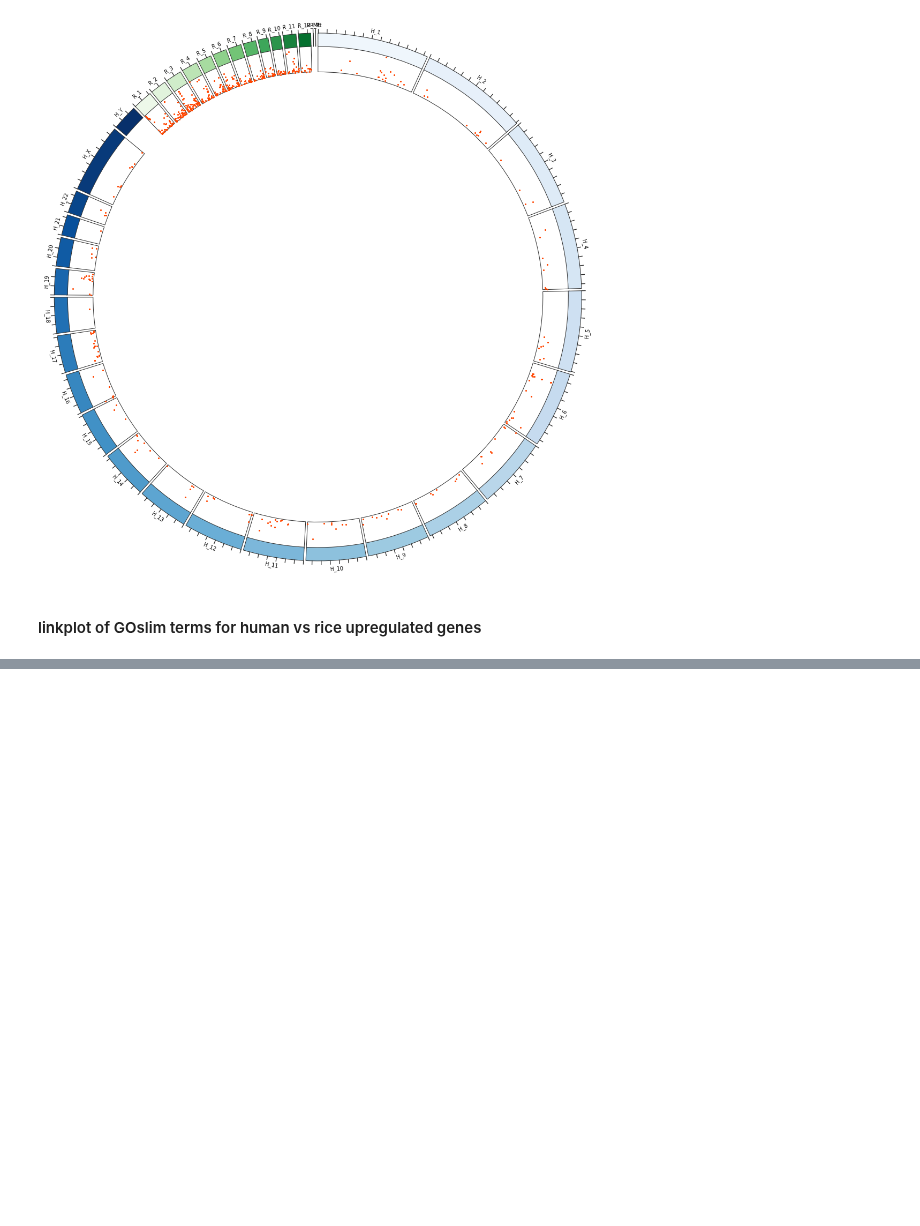
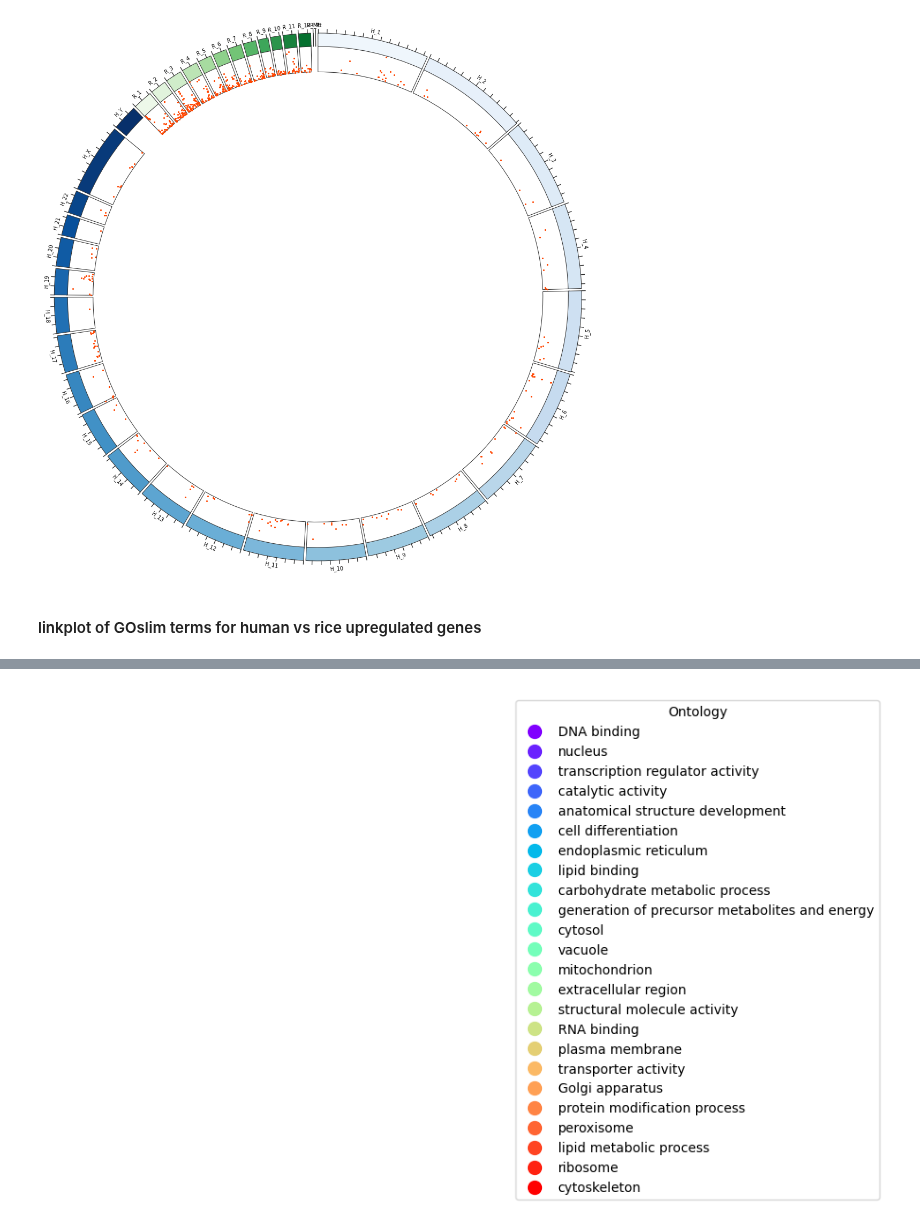
Before and after one commit to yonezawa-sora/pycircos_comaparative_species, a Jupyter notebook: circos_plot_go/circos_human_vs_rice_up.ipynb, the cells around one changed output, grey strips where cells are left out. Saved outputs shown, nothing was run; the diff lists cells and outputs as text; code cells hidden in the pictures; blank space fills up the shorter version.

```diff
--- a/circos_plot_go/circos_human_vs_rice_up.ipynb
+++ b/circos_plot_go/circos_human_vs_rice_up.ipynb
@@ -193,0 +419,18 @@ circle.figure
+# %%
+# 既存のコードの後に追加
+fig, ax = plt.subplots(figsize=(6, 6))
+
+# ontology_color_dictから各ontologyとその色を取得してレジェンドを作成
+for ontology, color in ontology_color_dict.items():
+    ax.plot([], [], label=ontology, color=color, marker='o', markersize=10, linestyle='None')
+
+# レジェンドを表示
+ax.legend(title="Ontology", bbox_to_anchor=(1.05, 1), loc='upper left')
+
+# axを非表示に（実際のプロットは不要なため）
+ax.axis('off')
+
+# レジェンドのみを表示
+plt.show()
+# %% [output]
+[figure, added]
```
Also changed, not shown: parts of 11 cells of this notebook, 1 other file.
